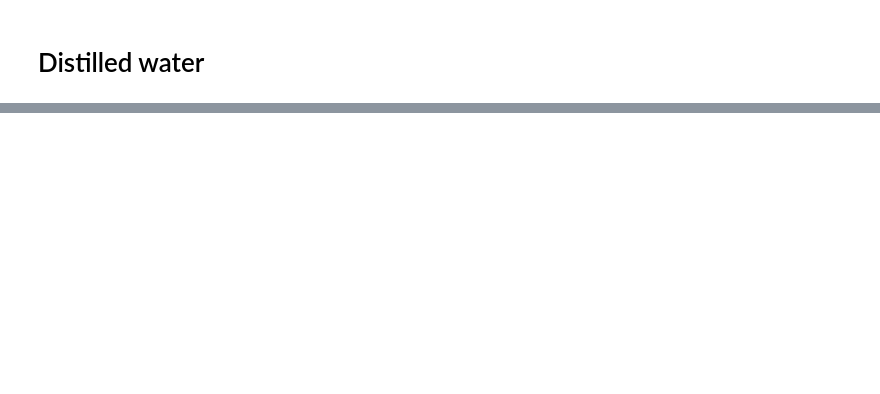
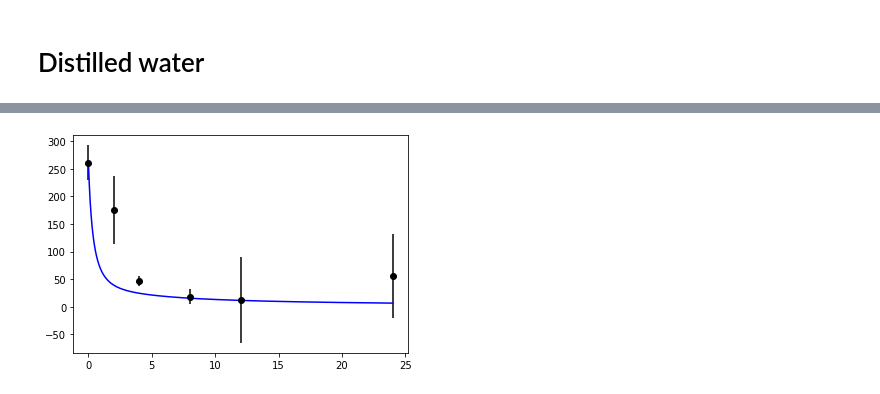
Before and after one commit to MarcoFelipeKing/Cleaning, a Jupyter notebook: Code/ABCCODE/Beth_ABC_plotting.ipynb, the cells around one changed output, grey strips where cells are left out. Saved outputs shown, nothing was run; the diff lists cells and outputs as text; code cells hidden in the pictures; blank space fills up the shorter version.

```diff
--- a/Code/ABCCODE/Beth_ABC_plotting.ipynb
+++ b/Code/ABCCODE/Beth_ABC_plotting.ipynb
@@ -233,0 +234,25 @@ df.describe()
+# %%
+precision=5000
+tmax = 24
+time_space = np.linspace(0,tmax,precision+1)
+
+#2. Distilled
+initial_contamination=Distilled_Means[0][0][0]
+P=odeint(ode_model,initial_contamination,time_space,args=(.006,1,1,1))
+
+# create a vector of values between 0 and 6
+x = np.array([0,2,4,8,12,24])
+
+#Define new sd just for plotting to avoid SD value at 0
+s = Distilled_SD[0][0]
+measurement_data = Distilled_Means[0][0]#np.array([1200,134.0,202.0,294.0])
+
+#Plot errobars of experimental data
+plt.errorbar(x,measurement_data,yerr=s,fmt='o', color='black',label='Experimental data')
+
+#Plot the model prediction
+plt.plot(time_space,P,label="Model prediction",color='blue')
+
+plt.show()
+# %% [output]
+[figure, added]
```
Also changed, not shown: parts of 6 cells of this notebook, 5 other files.
